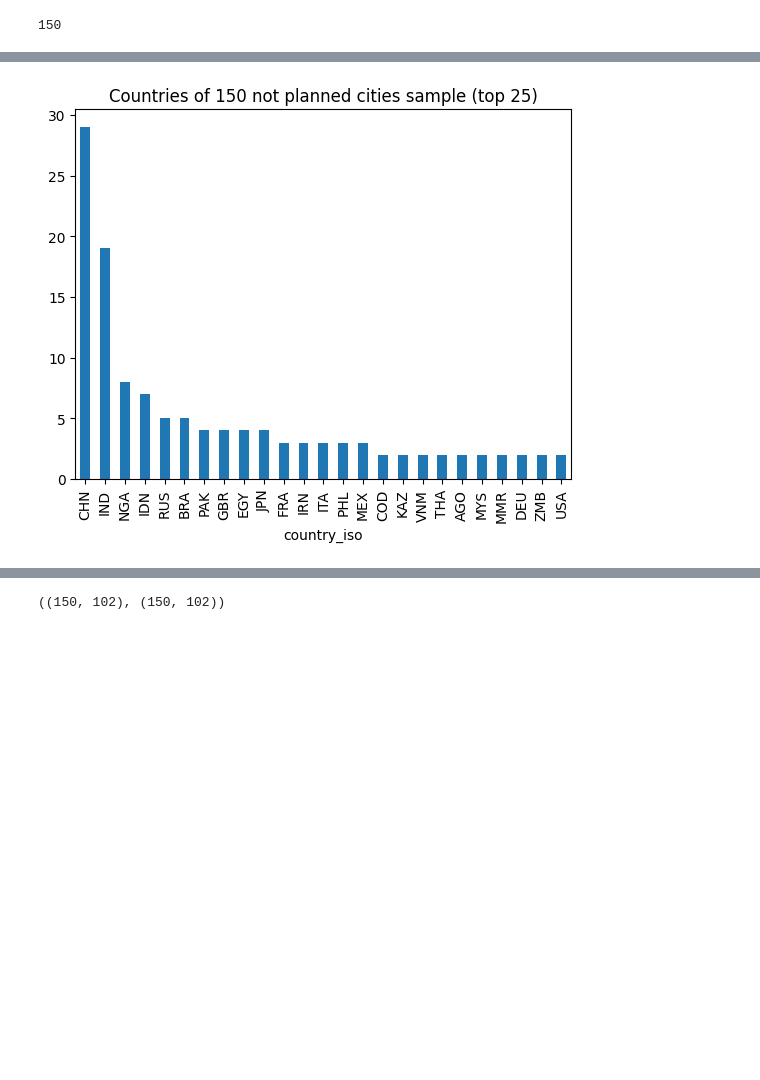
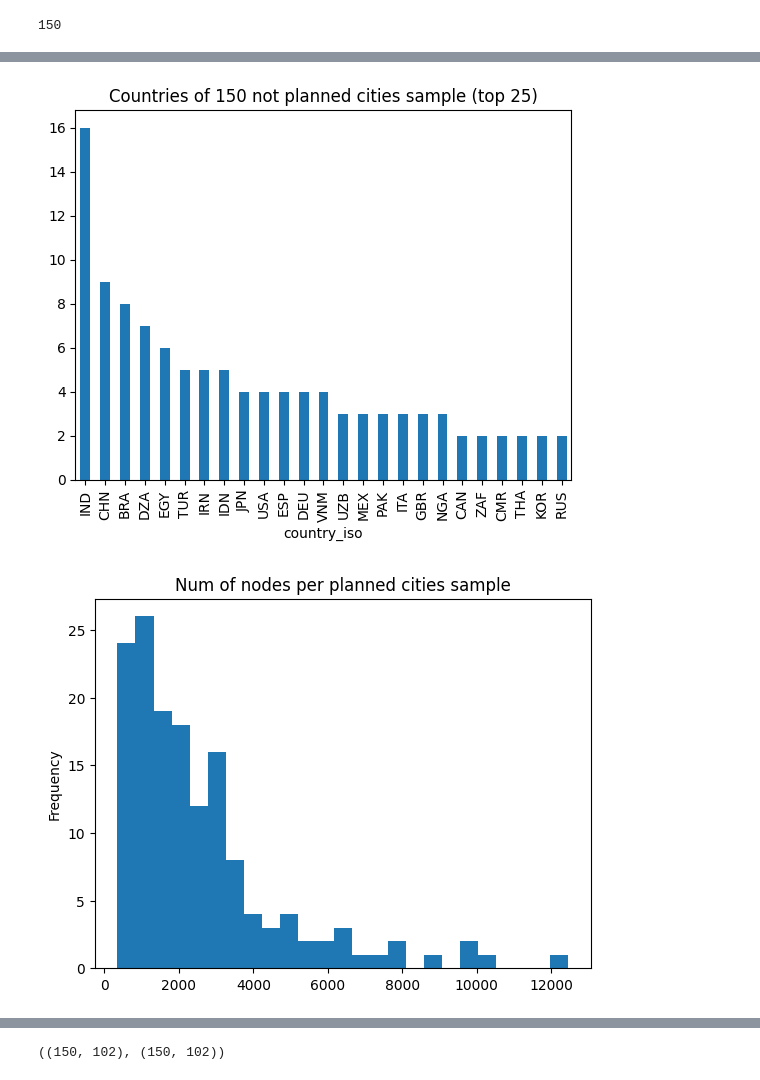
Before and after one commit to Pendulun/POC2, a Jupyter notebook: src/notebooks/1-sampling-cities.ipynb, the cells around one changed output, grey strips where cells are left out. Cells and saved outputs as stored; diff of their text form; code cells hidden in the pictures; blank space fills up the shorter version.

```diff
--- a/src/notebooks/1-sampling-cities.ipynb
+++ b/src/notebooks/1-sampling-cities.ipynb
@@ -74,6 +77,6 @@ Como os grafos tem, em média, grau 3.23, é esperado que tenham 3.23 * num_node
 # %%
-planned_df = planned_df.query('node_count < 30000')
-all_cities_df = all_cities_df.query('node_count < 30000')
+planned_df = planned_df.query('node_count < 12500 and node_count >= 300')
+all_cities_df = all_cities_df.query('node_count < 12500 and node_count >= 300')
 # %%
 planned_df.shape, all_cities_df.shape
 # %% [output]
@@ -126,4 +129,10 @@ ax = random_not_planned_cities_metrics['country_iso'].value_counts()[:top].plot(
 ax.set_title(f"Countries of 150 not planned cities sample (top {top})")
 plt.show()
 # %% [output]
-[figure, old version]
+[figure, new version]
+# %%
+ax = random_planned_cities_metrics['node_count'].plot.hist(bins=25)
+ax.set_title("Num of nodes per planned cities sample")
+plt.show()
+# %% [output]
+[figure, added]
```
Also changed, not shown: parts of 10 cells of this notebook, 2 other files.
